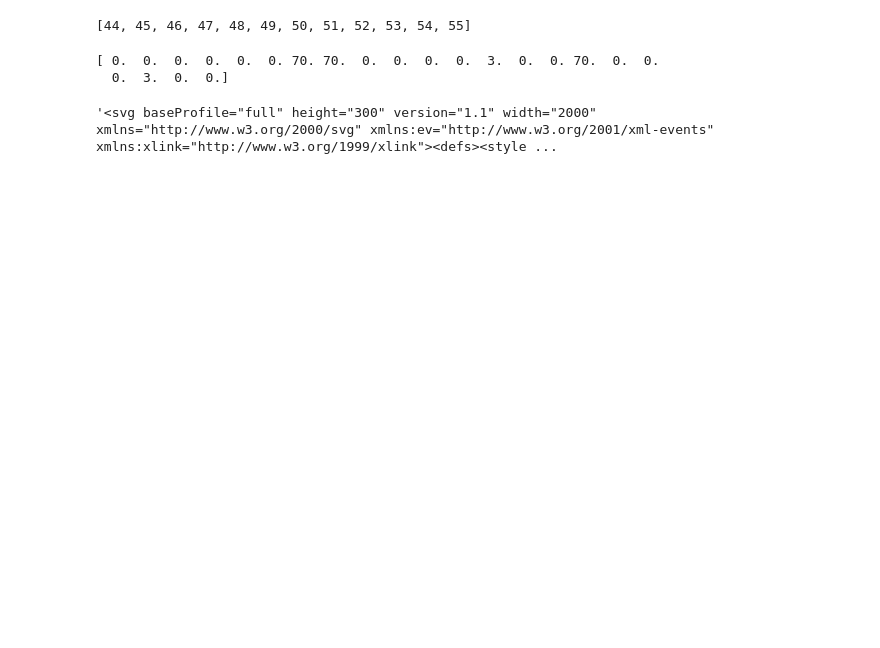
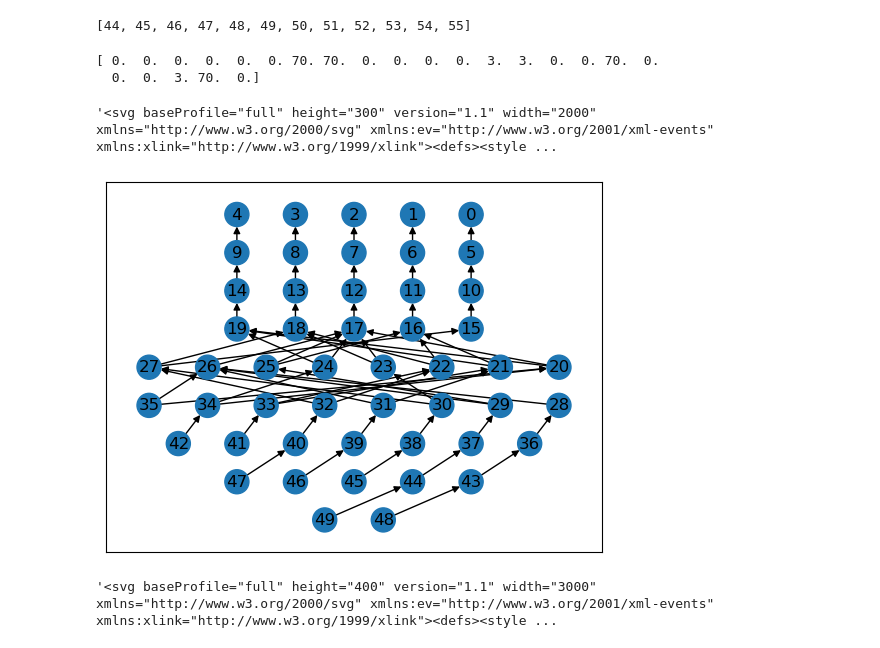
Before and after one commit to Phlup/Masterarbeit, a Jupyter notebook: code/pedigrees.ipynb, the cells around one changed output. Saved outputs shown, nothing was run; the diff lists cells and outputs as text; code cells hidden in the pictures; blank space fills up the shorter version.

```diff
--- a/code/pedigrees.ipynb
+++ b/code/pedigrees.ipynb
@@ -2,7 +4,7 @@
 from project_lib.genotype_simulation import *
 from project_lib.stat_functions import *
 # %%
-df = pedigree_init(4)
+df = pedigree_init(n = 2)
 # %%
 df
 # %% [output]
@@ -11,3 +13,5 @@ df
 | 1 | 1 | . | . | 0 |
 | 2 | 2 | . | . | 0 |
 | 3 | 3 | . | . | 0 |
+# %%
+df = add_selective_mating(df = df, parents = (0,1), offspring = 5)b
@@ -115,8 +121,8 @@ get_offspring(arg_rec)
 # %%
 print(arg_rec.edges_left)
 # %% [output]
-[ 0.  0.  0.  0.  0.  0. 70. 70.  0.  0.  0.  0.  3.  0.  0. 70.  0.  0.
-  0.  3.  0.  0.]
+[ 0.  0.  0.  0.  0.  0. 70. 70.  0.  0.  0.  0.  3.  3.  0.  0. 70.  0.
+  0.  0.  3. 70.  0.]
 # %%
 draw_ancestry(arg_rec, x_size = 2000, y_size = 300)
 # %% [output]
@@ -144,3 +150,9 @@ def bulk_method(n = 10, selfing_genos = 2, random_mating_genos = 2, rm_size_diff
         df = add_selfing(df, size_diff = -parent_size+selection_step[i])
     return(df)
 #and so on copy from breeding functions
+# %%
+bulk_ped = bulk_method(n = 5, selfing_genos = 3, random_mating_genos = 2, rm_size_diff = 3, selection_step = [7, 5, 2])
+# %%
+draw_pedigree(df_to_ts(bulk_ped).tree_sequence())
+# %% [output]
+[figure, added]
@@ -146,0 +164,4 @@ def bulk_method(n = 10, selfing_genos = 2, random_mating_genos = 2, rm_size_diff
+# %%
+draw_ancestry(ped_ts)
+# %% [output]
+'<svg baseProfile="full" height="400" version="1.1" width="3000" xmlns="http://www.w3.org/2000/svg" xmlns:ev="http://www.w3.org/2001/xml-events" xmlns:xlink="http://www.w3.org/1999/xlink"><defs><style ...
```
Also changed, not shown: parts of 7 cells of this notebook, 22 other files.
